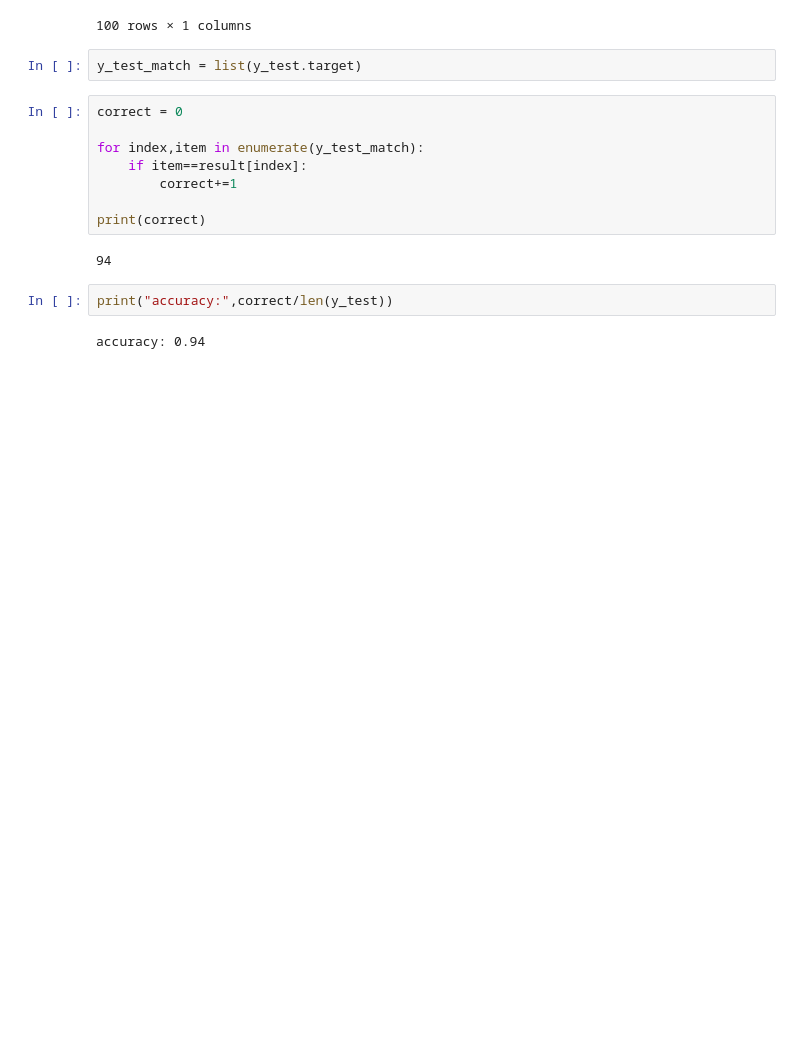
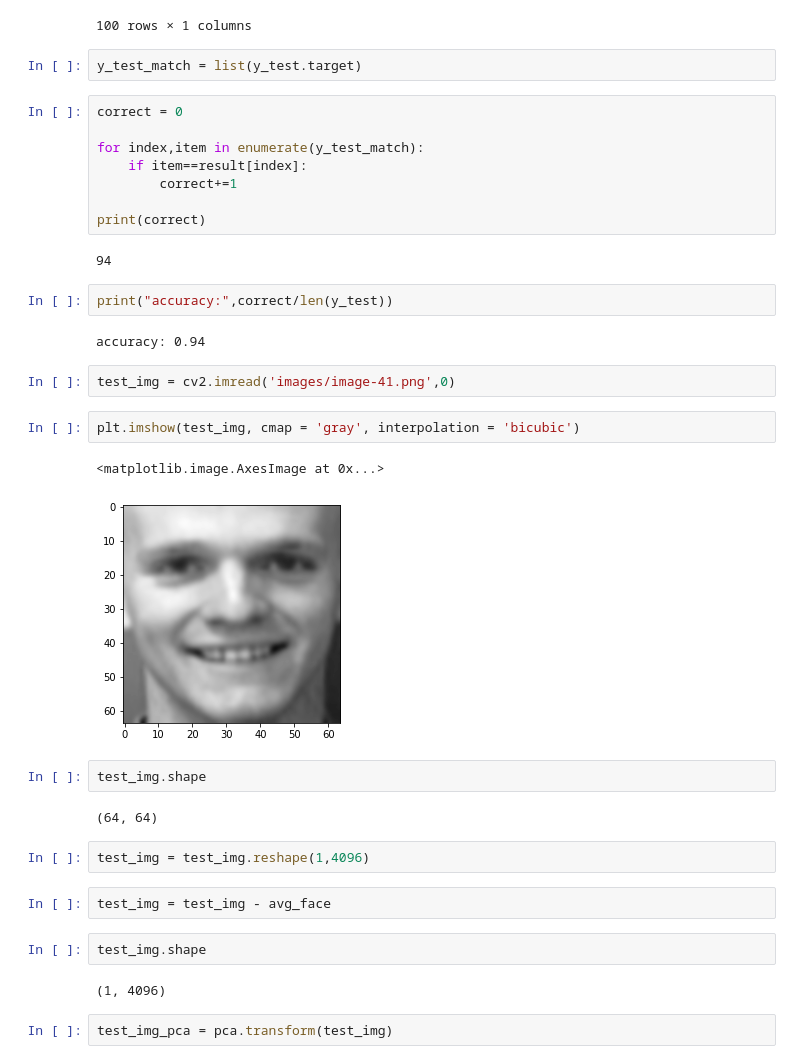
Before and after one commit to championballer/ComputerVision, a Jupyter notebook: Face Recognition .ipynb, the cells around one changed output. Drawn from its saved outputs; the diff is of its cells as text; blank space fills up the shorter version.

Commit message:
Completed Face Recognition using Eigen Faces

```diff
--- a/Face Recognition .ipynb
+++ b/Face Recognition .ipynb
@@ -260,3 +260,24 @@ print(correct)
 print("accuracy:",correct/len(y_test))
 # %% [output]
 accuracy: 0.94
+# %%
+test_img = cv2.imread('images/image-41.png',0)
+# %%
+plt.imshow(test_img, cmap = 'gray', interpolation = 'bicubic')
+# %% [output]
+<matplotlib.image.AxesImage at 0x...>
+[figure, added]
+# %%
+test_img.shape
+# %% [output]
+(64, 64)
+# %%
+test_img = test_img.reshape(1,4096)
+# %%
+test_img = test_img - avg_face
+# %%
+test_img.shape
+# %% [output]
+(1, 4096)
+# %%
+test_img_pca = pca.transform(test_img)
```
Also changed, not shown: parts of 2 cells of this notebook.
